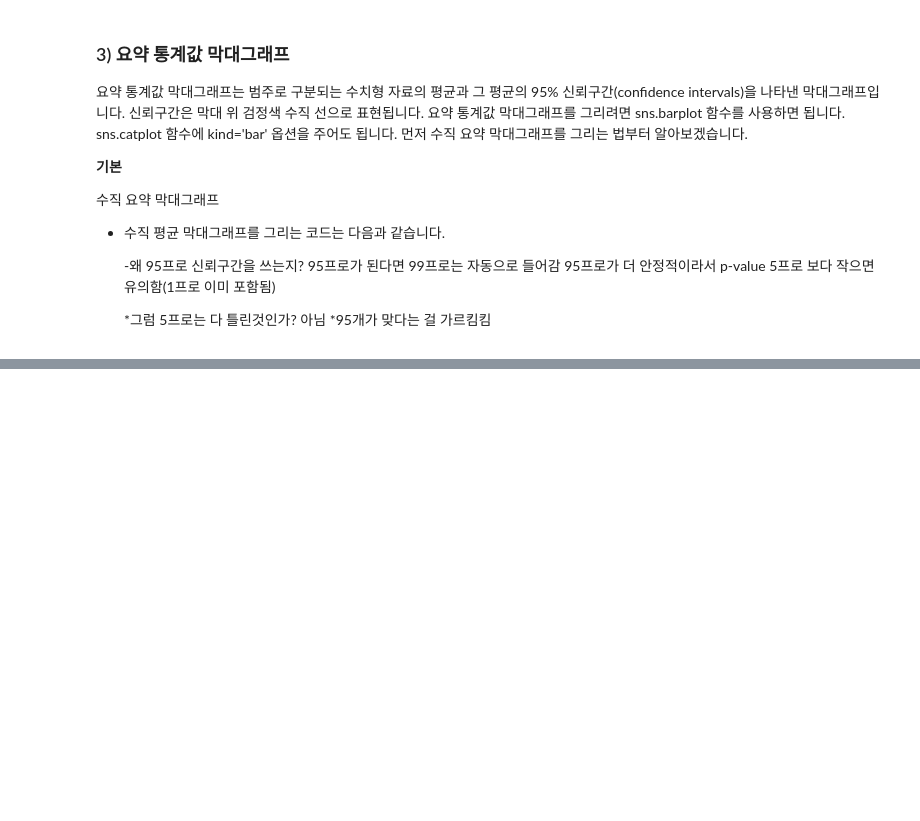
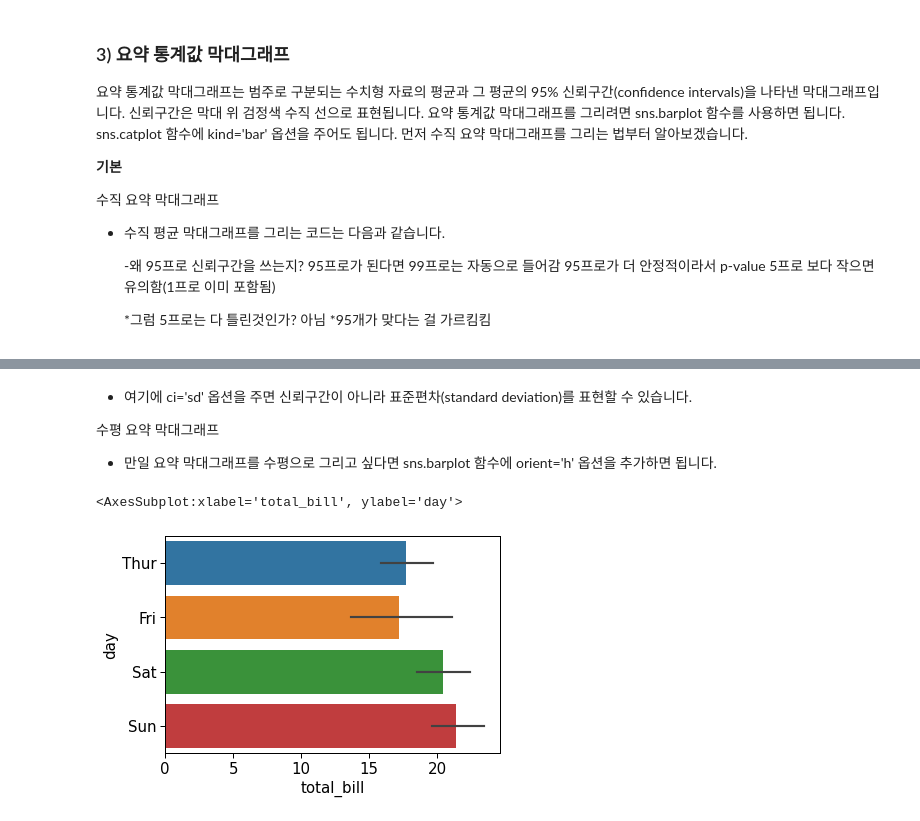
Before and after one commit to heejjj/Health_Bio_AI, a Jupyter notebook: 0314_visualization.ipynb, the cells around one changed output, grey strips where cells are left out. Saved outputs shown, nothing was run; the diff lists cells and outputs as text; code cells hidden in the pictures; blank space fills up the shorter version.

```diff
--- a/0314_visualization.ipynb
+++ b/0314_visualization.ipynb
@@ -277,0 +279,11 @@ NameError: ignored
+# %% [markdown]
+- 여기에 ci='sd' 옵션을 주면 신뢰구간이 아니라 표준편차(standard deviation)를 표현할 수 있습니다.
+
+수평 요약 막대그래프
+
+- 만일 요약 막대그래프를 수평으로 그리고 싶다면 sns.barplot 함수에 orient='h' 옵션을 추가하면 됩니다.
+# %%
+sns.barplot(x='total_bill', y='day', orient='h', data=df_tips)
+# %% [output]
+<AxesSubplot:xlabel='total_bill', ylabel='day'>
+[figure, added]
```
Also changed, not shown: parts of 62 cells of this notebook.
